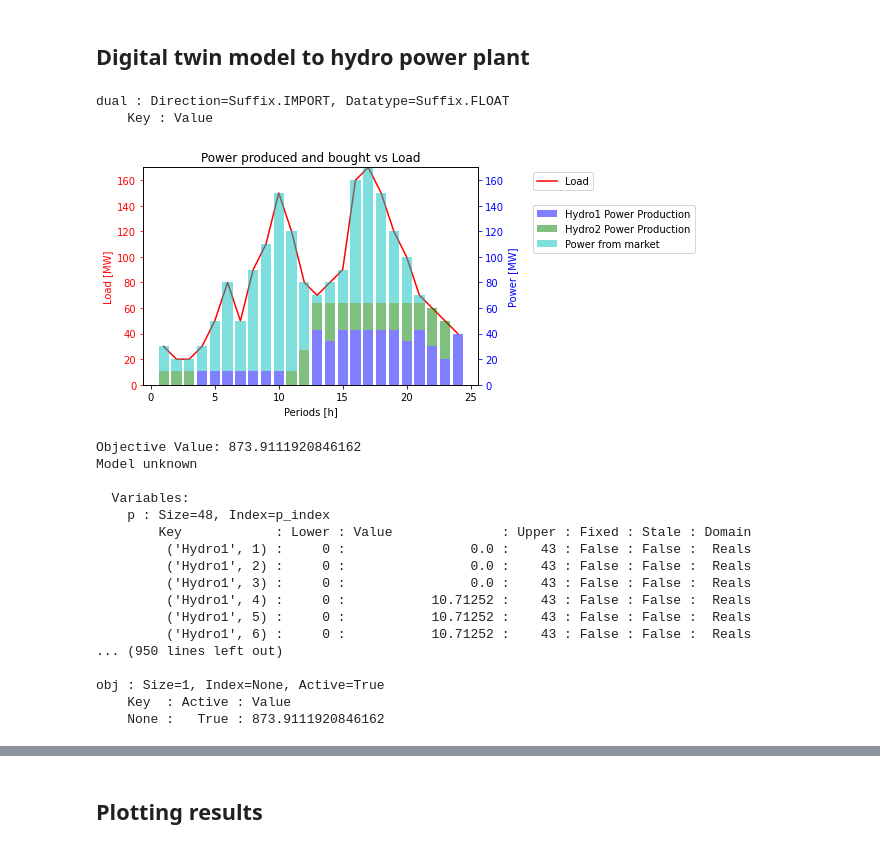
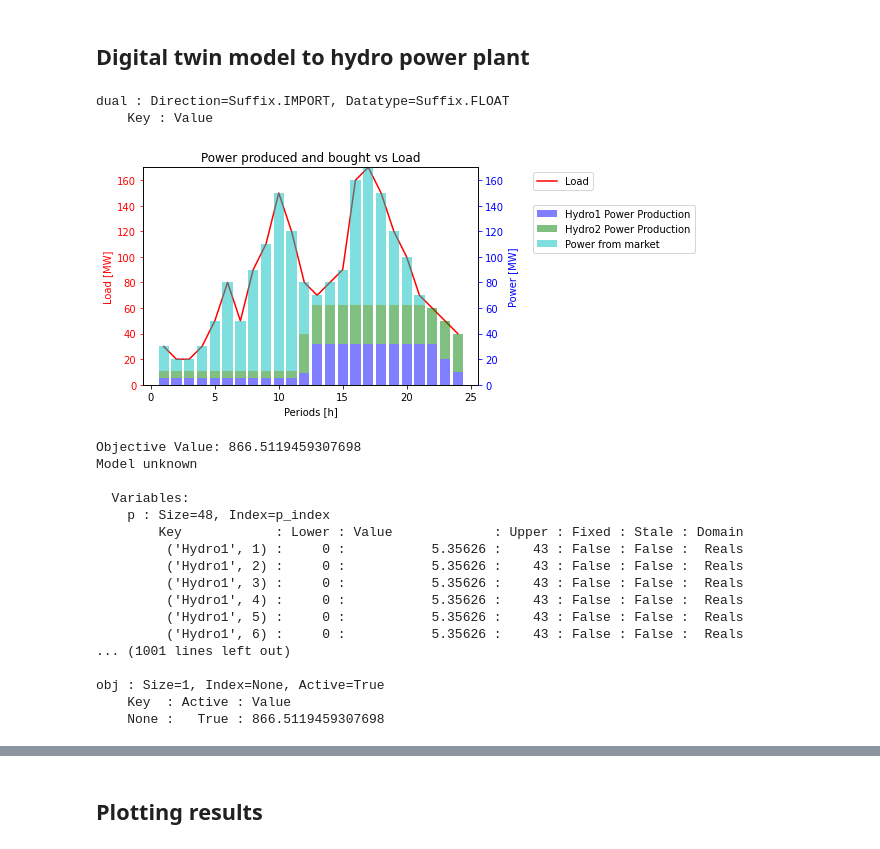
Before and after one commit to BenjaminTro/Preliminary-project, a Jupyter notebook: Hydro_power_plant.ipynb, the cells around one changed output, grey strips where cells are left out. Cells and saved outputs as stored; diff of their text form; code cells hidden in the pictures.

```diff
--- a/Hydro_power_plant.ipynb
+++ b/Hydro_power_plant.ipynb
@@ -200,9 +200,10 @@ def load_rule(model, j):
     return model.p['Hydro1',j] + model.p['Hydro2',j] + model.m['DAM',j] == L[j]
 model.load_cons = pyo.Constraint(model.periods, rule=load_rule)
 
-def power_rule(model, j):   #Rule for hydro power production dependent on varying discharge #update to also vary on head
-    return sum(10**-6*model.eff * model.rho * model.g * model.H * model.q[i, j] for i in model.plants) == sum(model.p[i,j] for i in model.plants) #MW
-model.power_prod = pyo.Constraint(model.periods, rule=power_rule)
+def power_rule(model, i, j):   # Rule for hydro power production dependent on varying discharge
+    return 10**-6 * model.eff * model.rho * model.g * model.H * model.q[i, j] == model.p[i, j]  # MW
+model.power_prod = pyo.Constraint(model.plants, model.periods, rule=power_rule)
+
 
 def vol_rule(model, i):
     tolerance = 1e1  # Adjust the tolerance value as needed (so that volume does not HAVE to be full if we simulate over a small time period)
@@ -247,51 +248,51 @@ if (results.solver.status == pyo.SolverStatus.ok) and (results.solver.terminatio
         ax2.bar(model.periods, power_values, color=colors[i], alpha=0.5, label=f'{plant} Power Production', bottom=bottom)
         bottom += power_values  # Update the bottom position for the next set of bars
 
     market_power_values = [market_power['DAM', period] for period in model.periods]
     ax2.bar(model.periods, market_power_values, color='c', alpha=0.5, label='Power from market', bottom=bottom)
 
     ax2.set_ylabel('Power [MW]', color='b')
     ax2.tick_params('y', colors='b')
     ax1.legend(loc='upper left', bbox_to_anchor=(1.15, 1))
     ax2.legend(loc='upper left', bbox_to_anchor=(1.15, 0.85))
     plt.title('Power produced and bought vs Load')
     plt.show()
     print("Objective Value:", pyo.value(model.obj))
 else:
     log_infeasible_constraints(model)
     print("Solver did not find an optimal solution.")
 model.display()
 
 
 # Display the model specifics
 print()
 model.pprint()
 print()
 #model.constraint.pprint()
 print()
 model.obj.display()
 print()
 # %% [output]
 dual : Direction=Suffix.IMPORT, Datatype=Suffix.FLOAT
     Key : Value
-[figure, old version]
+[figure, new version]
-Objective Value: 873.9111920846162
+Objective Value: 866.5119459307698
 Model unknown
 
   Variables:
     p : Size=48, Index=p_index
-        Key            : Lower : Value              : Upper : Fixed : Stale : Domain
-         ('Hydro1', 1) :     0 :                0.0 :    43 : False : False :  Reals
-         ('Hydro1', 2) :     0 :                0.0 :    43 : False : False :  Reals
-         ('Hydro1', 3) :     0 :                0.0 :    43 : False : False :  Reals
-         ('Hydro1', 4) :     0 :           10.71252 :    43 : False : False :  Reals
-         ('Hydro1', 5) :     0 :           10.71252 :    43 : False : False :  Reals
-         ('Hydro1', 6) :     0 :           10.71252 :    43 : False : False :  Reals
-... (950 lines left out)
+        Key            : Lower : Value             : Upper : Fixed : Stale : Domain
+         ('Hydro1', 1) :     0 :           5.35626 :    43 : False : False :  Reals
+         ('Hydro1', 2) :     0 :           5.35626 :    43 : False : False :  Reals
+         ('Hydro1', 3) :     0 :           5.35626 :    43 : False : False :  Reals
+         ('Hydro1', 4) :     0 :           5.35626 :    43 : False : False :  Reals
+         ('Hydro1', 5) :     0 :           5.35626 :    43 : False : False :  Reals
+         ('Hydro1', 6) :     0 :           5.35626 :    43 : False : False :  Reals
+... (1001 lines left out)
 
 obj : Size=1, Index=None, Active=True
     Key  : Active : Value
-    None :   True : 873.9111920846162
+    None :   True : 866.5119459307698
 # %%
 #Definitions
 start = '2018-01-01 00:00:00'
```
Also changed, not shown: parts of 11 cells of this notebook.
